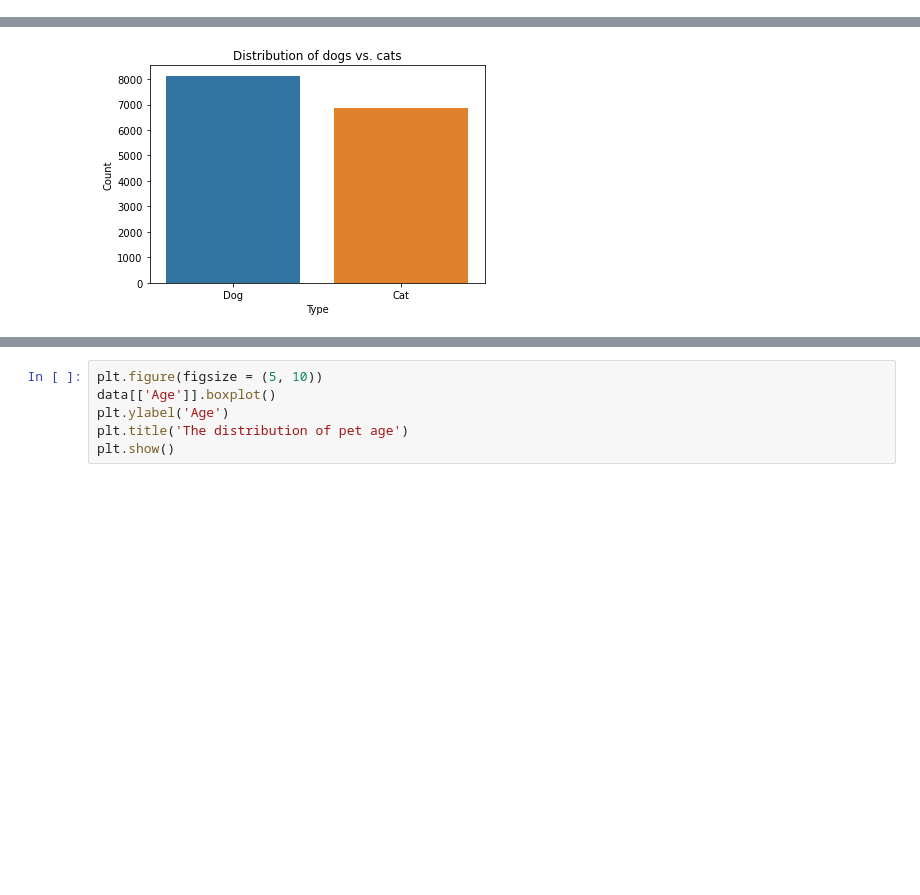
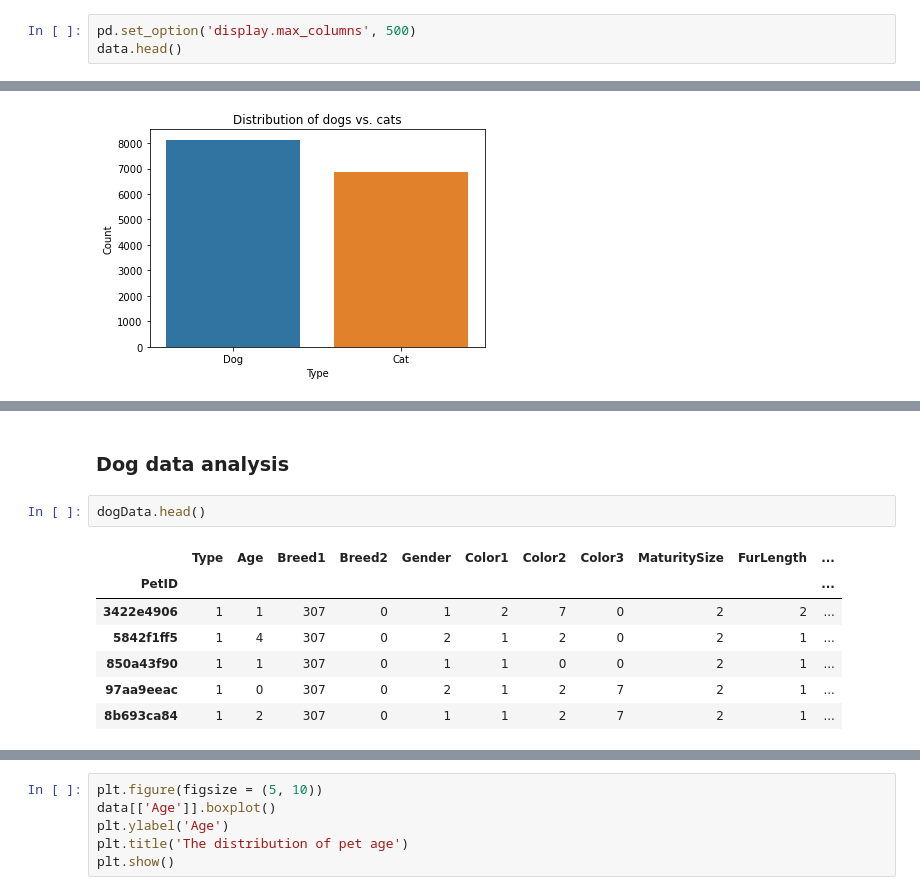
Before and after one commit to simonatso/pet-adoption, a Jupyter notebook: Data Wrangling.ipynb, the cells around one changed output, grey strips where cells are left out. Saved outputs shown, nothing was run; the diff lists cells and outputs as text; blank space fills up the shorter version.

```diff
--- a/Data Wrangling.ipynb
+++ b/Data Wrangling.ipynb
@@ -19,0 +12,3 @@ data.head()
+# %%
+pd.set_option('display.max_columns', 500)
+data.head()
@@ -115 +138,13 @@ plt.show()
+# %% [markdown]
+### Dog data analysis
+# %%
+dogData.head()
+# %% [output]
+|  | Type | Age | Breed1 | Breed2 | Gender | Color1 | Color2 | Color3 | MaturitySize | FurLength | ... |
+| PetID |  |  |  |  |  |  |  |  |  |  | ... |
+| 3422e4906 | 1 | 1 | 307 | 0 | 1 | 2 | 7 | 0 | 2 | 2 | ... |
+| 5842f1ff5 | 1 | 4 | 307 | 0 | 2 | 1 | 2 | 0 | 2 | 1 | ... |
+| 850a43f90 | 1 | 1 | 307 | 0 | 1 | 1 | 0 | 0 | 2 | 1 | ... |
+| 97aa9eeac | 1 | 0 | 307 | 0 | 2 | 1 | 2 | 7 | 2 | 1 | ... |
+| 8b693ca84 | 1 | 2 | 307 | 0 | 1 | 1 | 2 | 7 | 2 | 1 | ... |
 # %%
```
Also changed, not shown: parts of 61 cells of this notebook.
